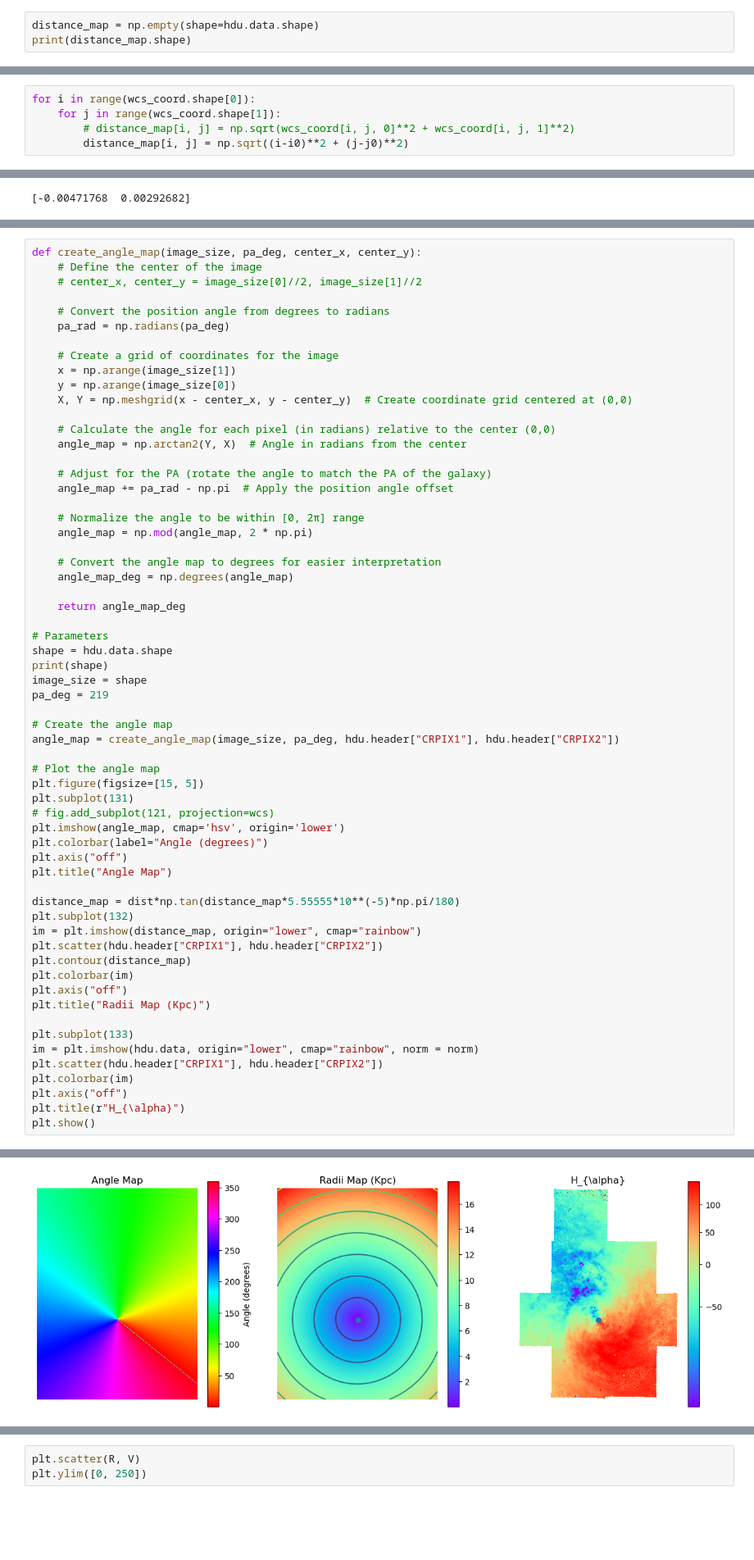
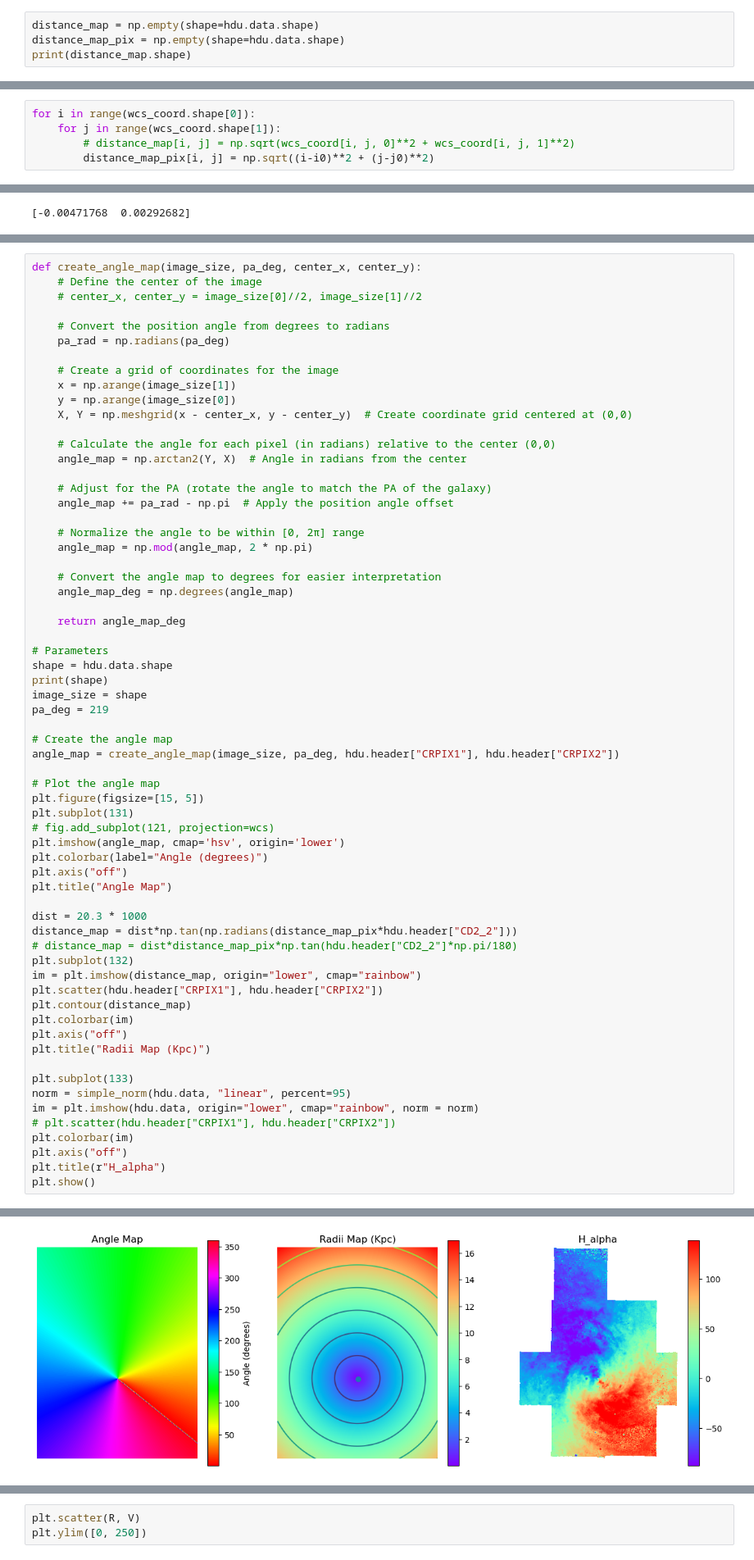
Before and after one commit to Polina-Kochergina/velocity_gradients, a Jupyter notebook: vel_grad.ipynb, the cells around one changed output, grey strips where cells are left out. Shown at 82% size. Cells and saved outputs as stored; diff of their text form; blank space fills up the shorter version.

```diff
--- a/vel_grad.ipynb
+++ b/vel_grad.ipynb
@@ -228,5 +210,6 @@ wcs_coord[:,:, 1] = wcs_coord[:, :, 1] - DEC0
 # %%
 distance_map = np.empty(shape=hdu.data.shape)
+distance_map_pix = np.empty(shape=hdu.data.shape)
 print(distance_map.shape)
 # %% [output]
 (1187, 898)
@@ -240,7 +223,7 @@ print(i0, j0)
 for i in range(wcs_coord.shape[0]):
     for j in range(wcs_coord.shape[1]):
         # distance_map[i, j] = np.sqrt(wcs_coord[i, j, 0]**2 + wcs_coord[i, j, 1]**2)
-        distance_map[i, j] = np.sqrt((i-i0)**2 + (j-j0)**2)
+        distance_map_pix[i, j] = np.sqrt((i-i0)**2 + (j-j0)**2)
 # %%
 print(wcs_coord[500, 500,:])
 # %% [output]
@@ -307,37 +290,40 @@ print(shape)
 image_size = shape
 pa_deg = 219
 
 # Create the angle map
 angle_map = create_angle_map(image_size, pa_deg, hdu.header["CRPIX1"], hdu.header["CRPIX2"])
 
 # Plot the angle map
 plt.figure(figsize=[15, 5])
 plt.subplot(131)
 # fig.add_subplot(121, projection=wcs)
 plt.imshow(angle_map, cmap='hsv', origin='lower')
 plt.colorbar(label="Angle (degrees)")
 plt.axis("off")
 plt.title("Angle Map")
 
-distance_map = dist*np.tan(distance_map*5.55555*10**(-5)*np.pi/180)
+dist = 20.3 * 1000
+distance_map = dist*np.tan(np.radians(distance_map_pix*hdu.header["CD2_2"]))
+# distance_map = dist*distance_map_pix*np.tan(hdu.header["CD2_2"]*np.pi/180)
 plt.subplot(132)
 im = plt.imshow(distance_map, origin="lower", cmap="rainbow")
 plt.scatter(hdu.header["CRPIX1"], hdu.header["CRPIX2"])
 plt.contour(distance_map)
 plt.colorbar(im)
 plt.axis("off")
 plt.title("Radii Map (Kpc)")
 
 plt.subplot(133)
+norm = simple_norm(hdu.data, "linear", percent=95)
 im = plt.imshow(hdu.data, origin="lower", cmap="rainbow", norm = norm)
-plt.scatter(hdu.header["CRPIX1"], hdu.header["CRPIX2"])
+# plt.scatter(hdu.header["CRPIX1"], hdu.header["CRPIX2"])
 plt.colorbar(im)
 plt.axis("off")
-plt.title(r"H_{\alpha}")
+plt.title(r"H_alpha")
 plt.show()
 # %% [output]
 (1187, 898)
-[figure, old version]
+[figure, new version]
 # %%
 
 dataHa, hdr = fits.getdata("data/NGC1566_vel_Ha.fits", header=True)
```
Also changed, not shown: parts of 39 cells of this notebook.
